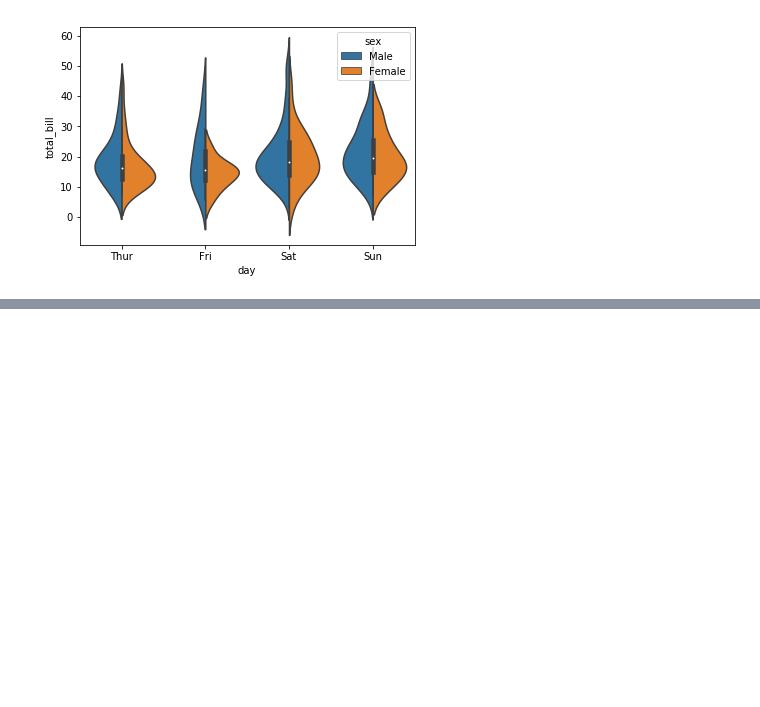
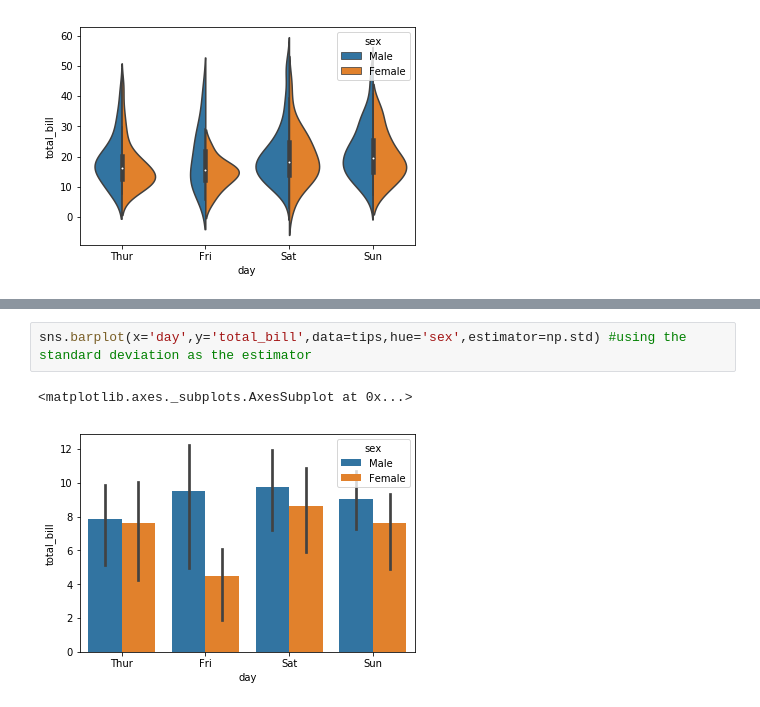
Before and after one commit to wechuli/data-science-python, a Jupyter notebook: Playground/Seaborn Playground-categorical plots.ipynb, the cells around one changed output, grey strips where cells are left out. Saved outputs shown, nothing was run; the diff lists cells and outputs as text; blank space fills up the shorter version.

```diff
--- a/Playground/Seaborn Playground-categorical plots.ipynb
+++ b/Playground/Seaborn Playground-categorical plots.ipynb
@@ -97,0 +105,5 @@ sns.violinplot(x='day',y='total_bill',data=tips,hue='sex',split=True)
+# %%
+sns.barplot(x='day',y='total_bill',data=tips,hue='sex',estimator=np.std) #using the standard deviation as the estimator
+# %% [output]
+<matplotlib.axes._subplots.AxesSubplot at 0x...>
+[figure, added]
```
Also changed, not shown: parts of 12 cells of this notebook.
